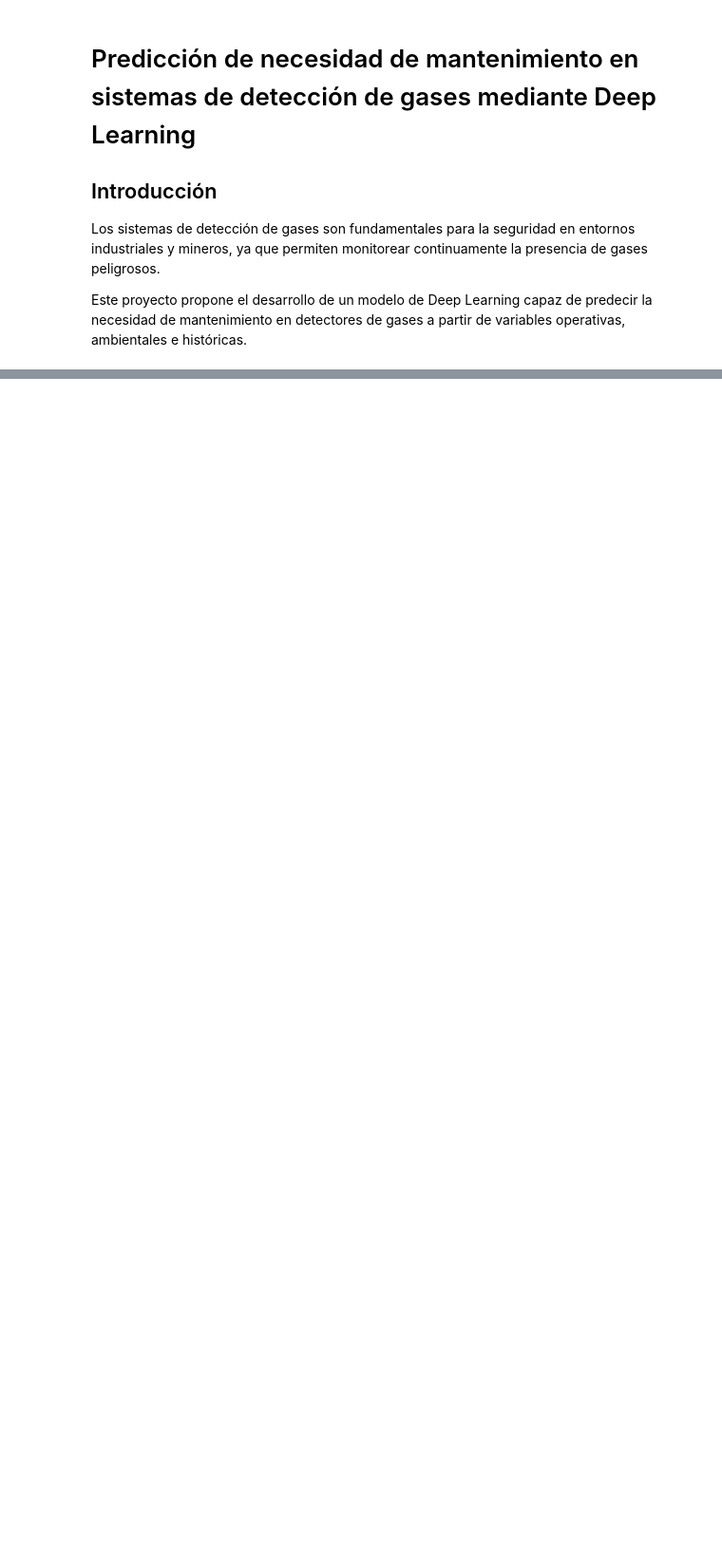
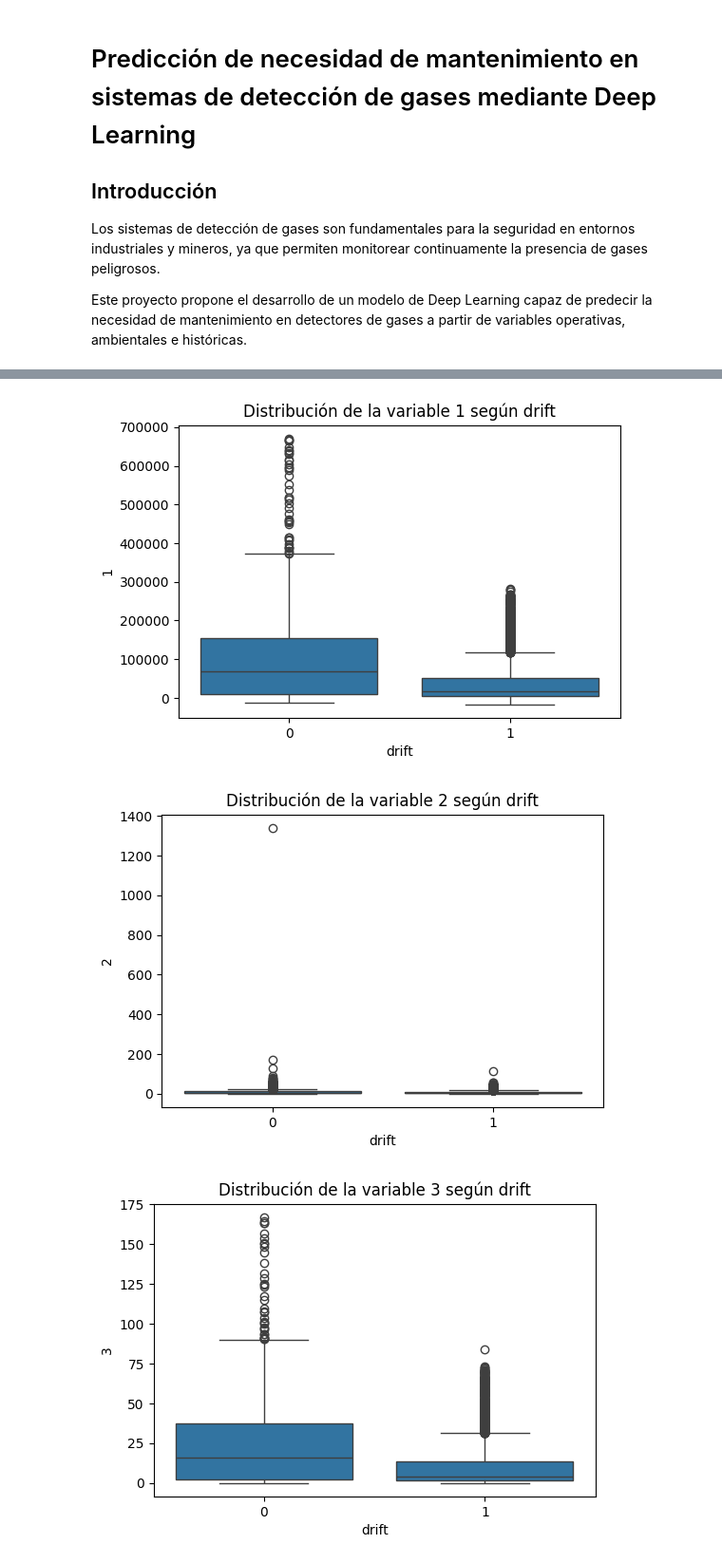
Before and after one commit to gsantillan-coder/DL-Final-Santillan-Guido, a Jupyter notebook: notebooks/final_project.ipynb, the cells around one changed output, grey strips where cells are left out. Shown at 95% size. Saved outputs shown, nothing was run; the diff lists cells and outputs as text; code cells hidden in the pictures; blank space fills up the shorter version.

```diff
--- a/notebooks/final_project.ipynb
+++ b/notebooks/final_project.ipynb
@@ -23,0 +137,12 @@ from tensorflow.keras import layers
+# %%
+selected_cols = [1, 2, 3, 4, 5]
+
+for col in selected_cols:
+    plt.figure(figsize=(6,4))
+    sns.boxplot(x="drift", y=col, data=data)
+    plt.title(f"Distribución de la variable {col} según drift")
+    plt.show()
+# %% [output]
+[figure, added]
+[figure, added]
+[figure, added]
```
Also changed, not shown: parts of 36 cells of this notebook.
